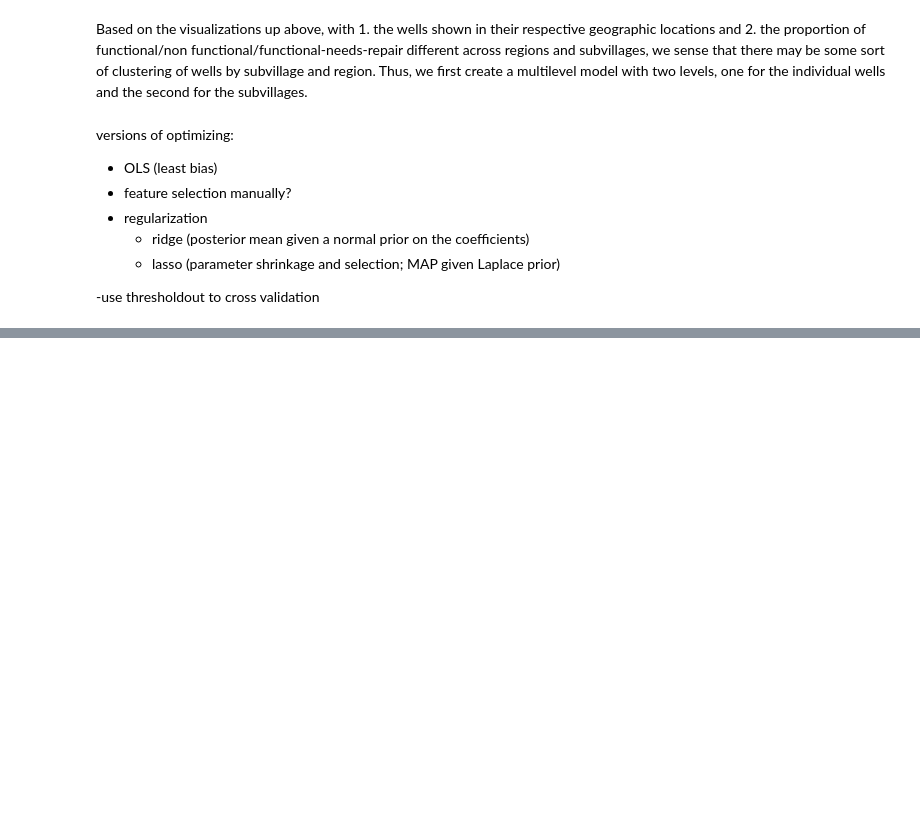
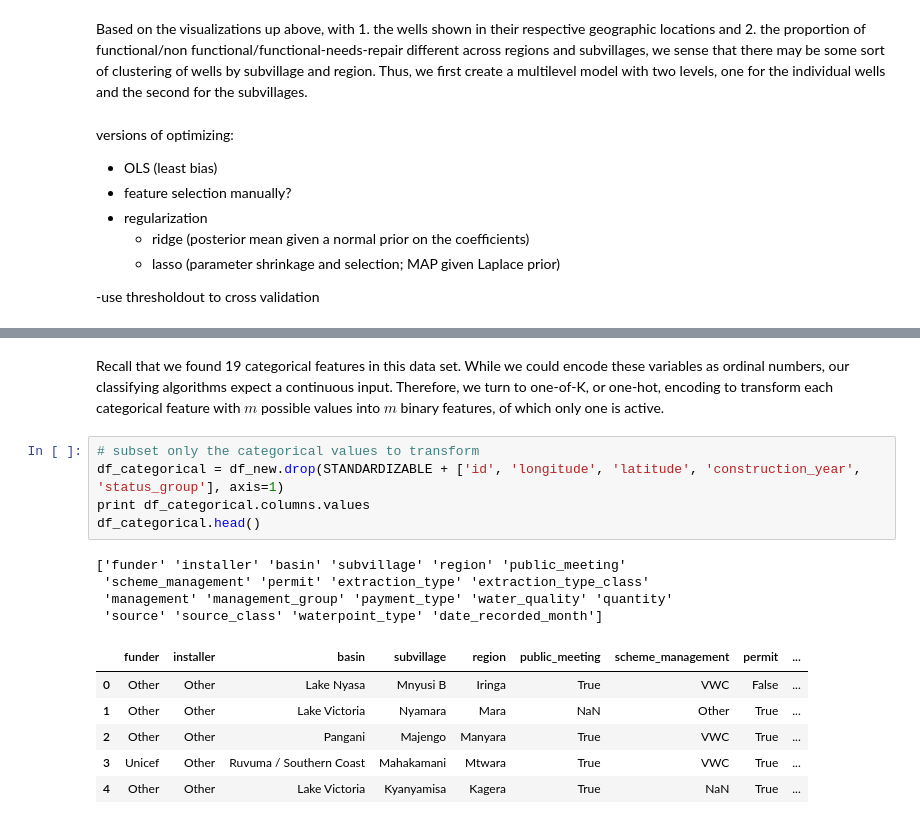
Before and after one commit to lhz1029/WellWatchers, a Jupyter notebook: Data_Exploration_and_Models.ipynb, the cells around one changed output, grey strips where cells are left out. Saved outputs shown, nothing was run; the diff lists cells and outputs as text; blank space fills up the shorter version.

```diff
--- a/Data_Exploration_and_Models.ipynb
+++ b/Data_Exploration_and_Models.ipynb
@@ -466,0 +511,18 @@ versions of optimizing:
+# %% [markdown]
+Recall that we found 19 categorical features in this data set. While we could encode these variables as ordinal numbers, our classifying algorithms expect a continuous input. Therefore, we turn to one-of-K, or one-hot, encoding to transform each categorical feature with $m$ possible values into $m$ binary features, of which only one is active.
+# %%
+# subset only the categorical values to transform
+df_categorical = df_new.drop(STANDARDIZABLE + ['id', 'longitude', 'latitude', 'construction_year', 'status_group'], axis=1)
+print df_categorical.columns.values
+df_categorical.head()
+# %% [output]
+['funder' 'installer' 'basin' 'subvillage' 'region' 'public_meeting'
+ 'scheme_management' 'permit' 'extraction_type' 'extraction_type_class'
+ 'management' 'management_group' 'payment_type' 'water_quality' 'quantity'
+ 'source' 'source_class' 'waterpoint_type' 'date_recorded_month']
+|  | funder | installer | basin | subvillage | region | public_meeting | scheme_management | permit | ... |
+| 0 | Other | Other | Lake Nyasa | Mnyusi B | Iringa | True | VWC | False | ... |
+| 1 | Other | Other | Lake Victoria | Nyamara | Mara | NaN | Other | True | ... |
+| 2 | Other | Other | Pangani | Majengo | Manyara | True | VWC | True | ... |
+| 3 | Unicef | Other | Ruvuma / Southern Coast | Mahakamani | Mtwara | True | VWC | True | ... |
+| 4 | Other | Other | Lake Victoria | Kyanyamisa | Kagera | True | NaN | True | ... |
```
Also changed, not shown: parts of 24 cells of this notebook.
